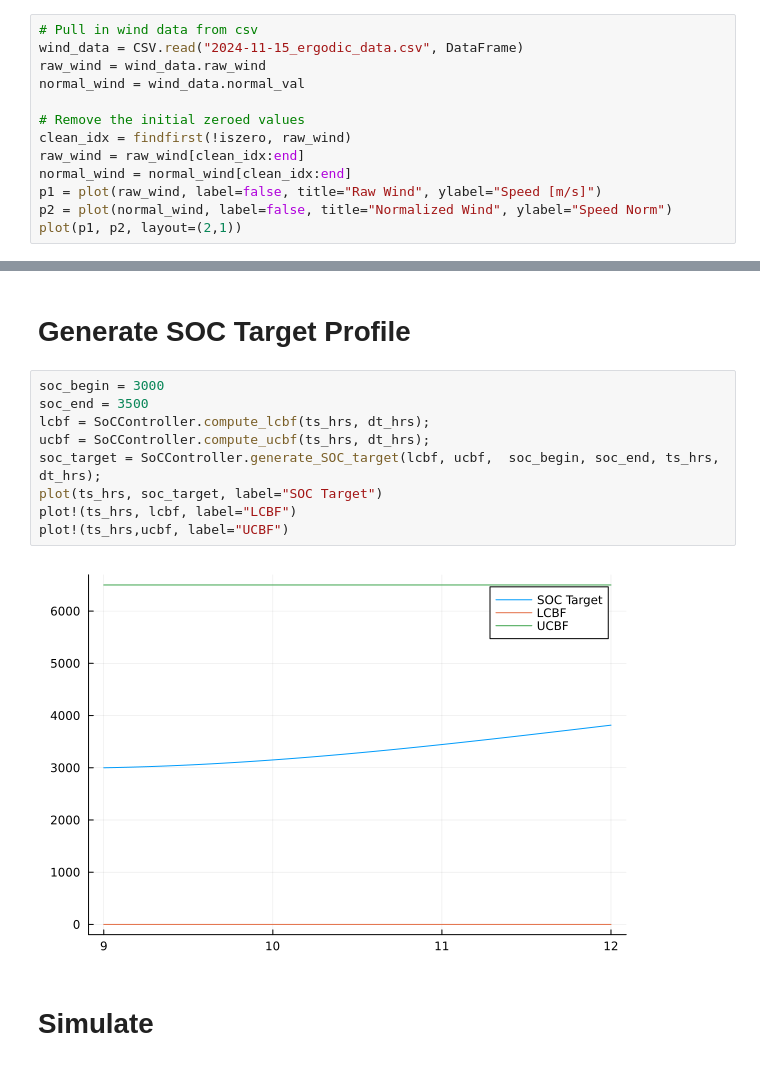
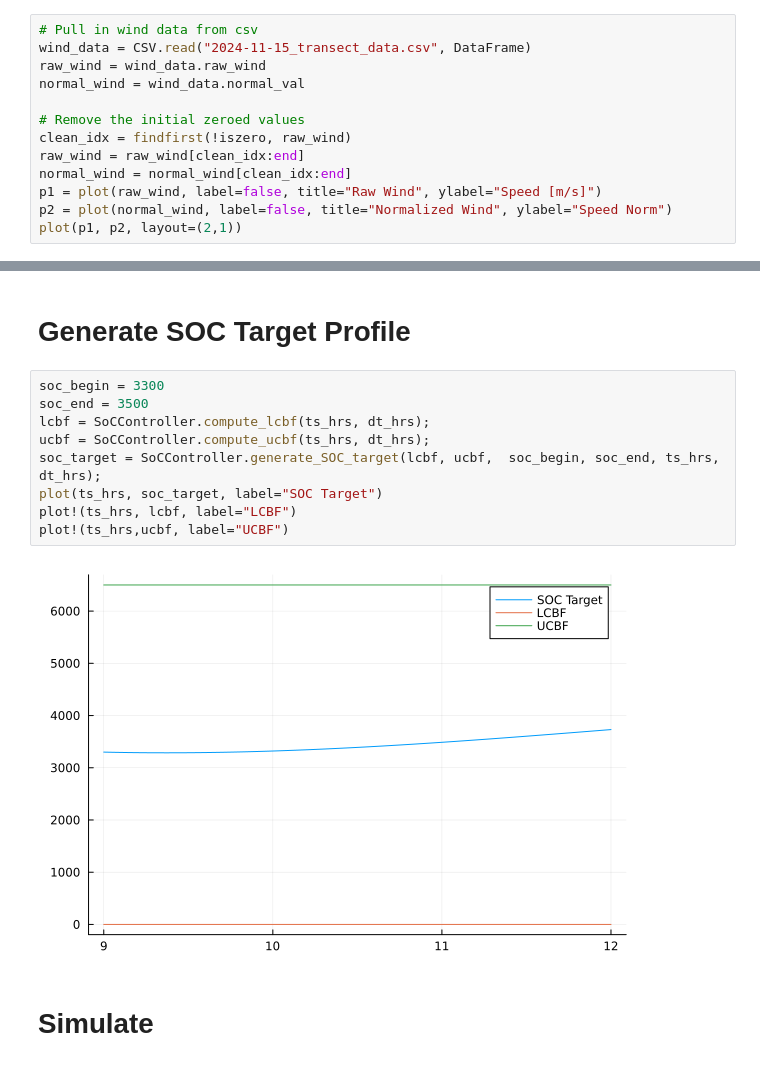
Before and after one commit to dasc-lab/adaptive-ocean-exploration-sim, a Jupyter notebook: lakedata_sim/20241115_transect.ipynb, the cells around one changed output, grey strips where cells are left out. Saved outputs shown, nothing was run; the diff lists cells and outputs as text.

```diff
--- a/lakedata_sim/20241115_transect.ipynb
+++ b/lakedata_sim/20241115_transect.ipynb
@@ -53,7 +53,7 @@ Main.Transects
 # Load Lake Wind Data
 # %%
 # Pull in wind data from csv
-wind_data = CSV.read("2024-11-15_ergodic_data.csv", DataFrame)
+wind_data = CSV.read("2024-11-15_transect_data.csv", DataFrame)
 raw_wind = wind_data.raw_wind
 normal_wind = wind_data.normal_val
 
@@ -317,16 +399,16 @@ ergo_controllers_weighted_2 = [ergo_controller_weighted_2 for i=1:length(x0s)]
 # %% [markdown]
 # Generate SOC Target Profile
 # %%
-soc_begin = 3000
+soc_begin = 3300
 soc_end = 3500
 lcbf = SoCController.compute_lcbf(ts_hrs, dt_hrs);
 ucbf = SoCController.compute_ucbf(ts_hrs, dt_hrs);
 soc_target = SoCController.generate_SOC_target(lcbf, ucbf,  soc_begin, soc_end, ts_hrs, dt_hrs);
 plot(ts_hrs, soc_target, label="SOC Target")
 plot!(ts_hrs, lcbf, label="LCBF")
 plot!(ts_hrs,ucbf, label="UCBF")
 # %% [output]
-[figure, old version]
+[figure, new version]
 # %% [markdown]
 # Simulate
 # %%
```
Also changed, not shown: parts of 7 cells of this notebook, 14 other files.
